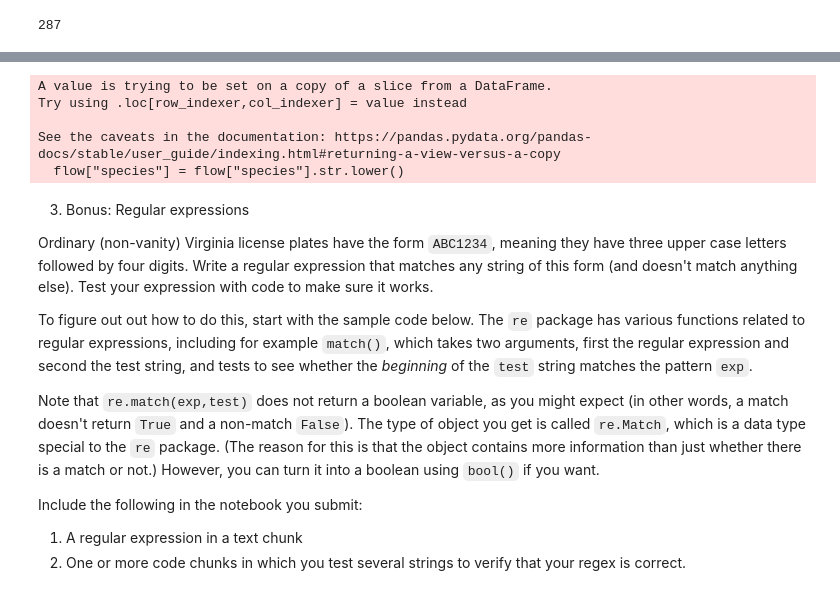
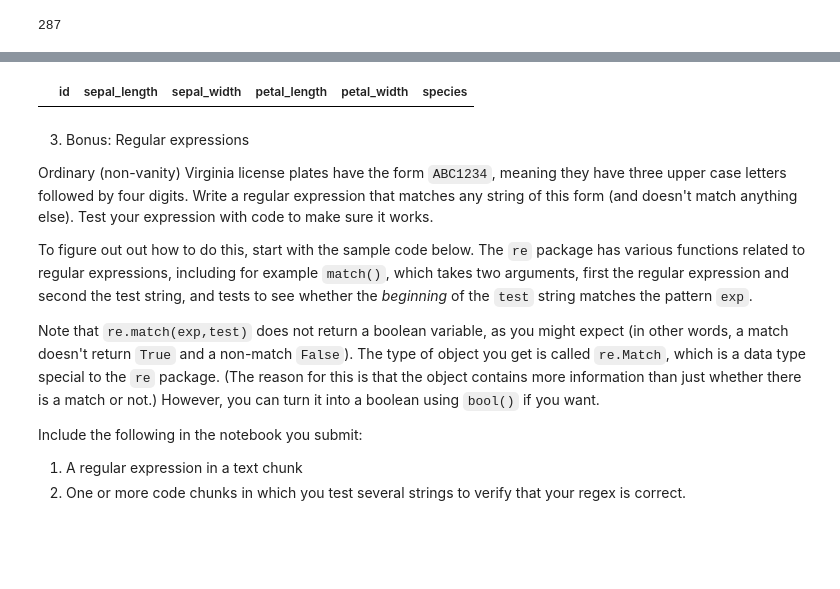
Before and after one commit to CabellPasco/CabellPasco, a Jupyter notebook: Assignments/07_More_Pandas.ipynb, the cells around one changed output, grey strips where cells are left out. Cells and saved outputs as stored; diff of their text form; code cells hidden in the pictures; blank space fills up the shorter version.

```diff
--- a/Assignments/07_More_Pandas.ipynb
+++ b/Assignments/07_More_Pandas.ipynb
@@ -149,12 +142,15 @@ print(len(specs))
 # %%
 # Clean up the 'species' variable so that there are exactly three different values.
 flow["species"] = flow["species"].str.lower()
+
+specs_correct = ("virginica", "setosa", "versicolor")
+flow = flow[flow["species"].isin(specs_correct)]
-# %% [output]
-A value is trying to be set on a copy of a slice from a DataFrame.
-Try using .loc[row_indexer,col_indexer] = value instead
-
-See the caveats in the documentation: https://pandas.pydata.org/pandas-docs/stable/user_guide/indexing.html#returning-a-view-versus-a-copy
-  flow["species"] = flow["species"].str.lower()
+# %%
+# check that above has removed erroneous names from flow
+flower = flow.query('species == "setoso" and species == "Virginia" and species == "Setosan"')
+flower
+# %% [output]
+|  | id | sepal_length | sepal_width | petal_length | petal_width | species |
 # %% [markdown]
 3. Bonus:  Regular expressions
 
```
Also changed, not shown: parts of 3 cells of this notebook.
